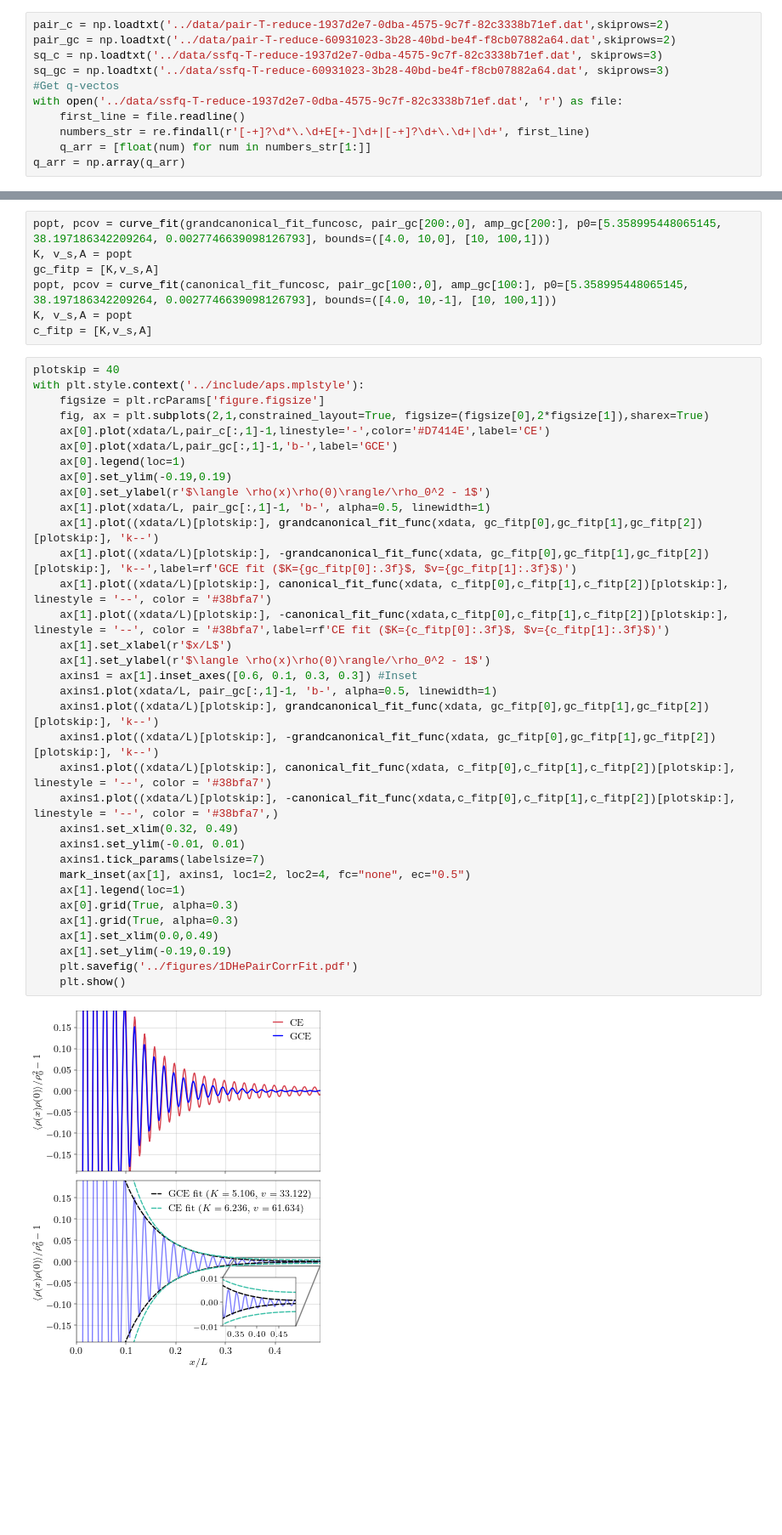
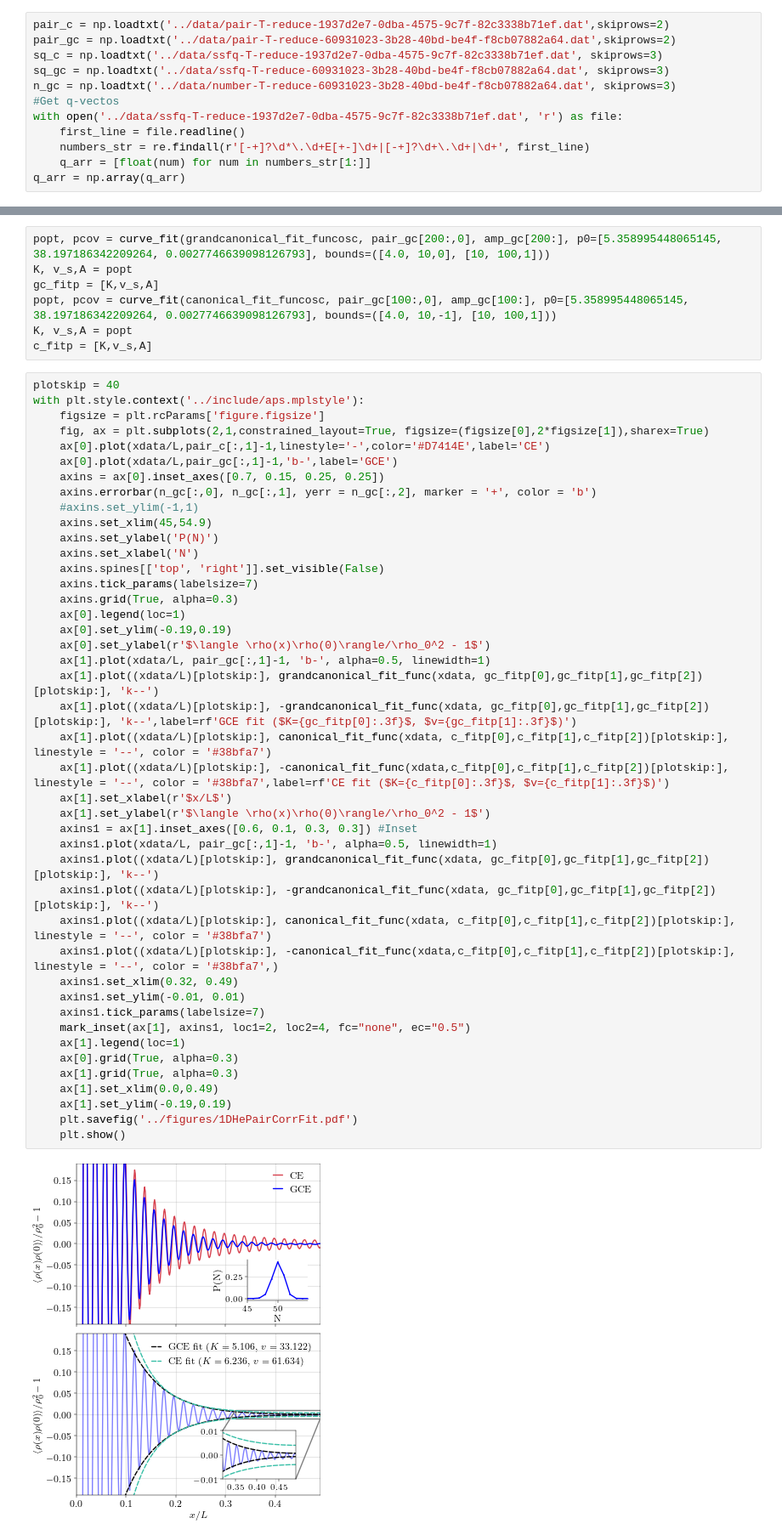
Before and after one commit to DelMaestroGroup/papers-code-ParticleFluctuations, a Jupyter notebook: src/OneDimHe.ipynb, the cells around one changed output, grey strips where cells are left out. Shown at 85% size. Saved outputs shown, nothing was run; the diff lists cells and outputs as text; blank space fills up the shorter version.

Commit message:
Split figures and added new ones

```diff
--- a/src/OneDimHe.ipynb
+++ b/src/OneDimHe.ipynb
@@ -11,6 +11,7 @@ pair_c = np.loadtxt('../data/pair-T-reduce-1937d2e7-0dba-4575-9c7f-82c3338b71ef.
 pair_gc = np.loadtxt('../data/pair-T-reduce-60931023-3b28-40bd-be4f-f8cb07882a64.dat',skiprows=2)
 sq_c = np.loadtxt('../data/ssfq-T-reduce-1937d2e7-0dba-4575-9c7f-82c3338b71ef.dat', skiprows=3)
 sq_gc = np.loadtxt('../data/ssfq-T-reduce-60931023-3b28-40bd-be4f-f8cb07882a64.dat', skiprows=3)
+n_gc = np.loadtxt('../data/number-T-reduce-60931023-3b28-40bd-be4f-f8cb07882a64.dat', skiprows=3)
 #Get q-vectos
 with open('../data/ssfq-T-reduce-1937d2e7-0dba-4575-9c7f-82c3338b71ef.dat', 'r') as file:
     first_line = file.readline()
@@ -70,32 +73,41 @@ with plt.style.context('../include/aps.mplstyle'):
     fig, ax = plt.subplots(2,1,constrained_layout=True, figsize=(figsize[0],2*figsize[1]),sharex=True)
     ax[0].plot(xdata/L,pair_c[:,1]-1,linestyle='-',color='#D7414E',label='CE')
     ax[0].plot(xdata/L,pair_gc[:,1]-1,'b-',label='GCE')
+    axins = ax[0].inset_axes([0.7, 0.15, 0.25, 0.25])
+    axins.errorbar(n_gc[:,0], n_gc[:,1], yerr = n_gc[:,2], marker = '+', color = 'b')
+    #axins.set_ylim(-1,1)
+    axins.set_xlim(45,54.9)
+    axins.set_ylabel('P(N)')
+    axins.set_xlabel('N')
+    axins.spines[['top', 'right']].set_visible(False)
+    axins.tick_params(labelsize=7)
+    axins.grid(True, alpha=0.3)
     ax[0].legend(loc=1)
     ax[0].set_ylim(-0.19,0.19)
     ax[0].set_ylabel(r'$\langle \rho(x)\rho(0)\rangle/\rho_0^2 - 1$')
     ax[1].plot(xdata/L, pair_gc[:,1]-1, 'b-', alpha=0.5, linewidth=1)
     ax[1].plot((xdata/L)[plotskip:], grandcanonical_fit_func(xdata, gc_fitp[0],gc_fitp[1],gc_fitp[2])[plotskip:], 'k--')
     ax[1].plot((xdata/L)[plotskip:], -grandcanonical_fit_func(xdata, gc_fitp[0],gc_fitp[1],gc_fitp[2])[plotskip:], 'k--',label=rf'GCE fit ($K={gc_fitp[0]:.3f}$, $v={gc_fitp[1]:.3f}$)')
     ax[1].plot((xdata/L)[plotskip:], canonical_fit_func(xdata, c_fitp[0],c_fitp[1],c_fitp[2])[plotskip:], linestyle = '--', color = '#38bfa7')
     ax[1].plot((xdata/L)[plotskip:], -canonical_fit_func(xdata,c_fitp[0],c_fitp[1],c_fitp[2])[plotskip:], linestyle = '--', color = '#38bfa7',label=rf'CE fit ($K={c_fitp[0]:.3f}$, $v={c_fitp[1]:.3f}$)')
     ax[1].set_xlabel(r'$x/L$')
     ax[1].set_ylabel(r'$\langle \rho(x)\rho(0)\rangle/\rho_0^2 - 1$')
     axins1 = ax[1].inset_axes([0.6, 0.1, 0.3, 0.3]) #Inset
     axins1.plot(xdata/L, pair_gc[:,1]-1, 'b-', alpha=0.5, linewidth=1)
     axins1.plot((xdata/L)[plotskip:], grandcanonical_fit_func(xdata, gc_fitp[0],gc_fitp[1],gc_fitp[2])[plotskip:], 'k--')
     axins1.plot((xdata/L)[plotskip:], -grandcanonical_fit_func(xdata, gc_fitp[0],gc_fitp[1],gc_fitp[2])[plotskip:], 'k--')
     axins1.plot((xdata/L)[plotskip:], canonical_fit_func(xdata, c_fitp[0],c_fitp[1],c_fitp[2])[plotskip:], linestyle = '--', color = '#38bfa7')
     axins1.plot((xdata/L)[plotskip:], -canonical_fit_func(xdata,c_fitp[0],c_fitp[1],c_fitp[2])[plotskip:], linestyle = '--', color = '#38bfa7',)
     axins1.set_xlim(0.32, 0.49)
     axins1.set_ylim(-0.01, 0.01)
     axins1.tick_params(labelsize=7)
     mark_inset(ax[1], axins1, loc1=2, loc2=4, fc="none", ec="0.5")
     ax[1].legend(loc=1)
     ax[0].grid(True, alpha=0.3)
     ax[1].grid(True, alpha=0.3)
     ax[1].set_xlim(0.0,0.49)
     ax[1].set_ylim(-0.19,0.19)
     plt.savefig('../figures/1DHePairCorrFit.pdf')
     plt.show()
 # %% [output]
-[figure, old version]
+[figure, new version]
```
Also changed, not shown: parts of 1 cell of this notebook, 8 other files.
